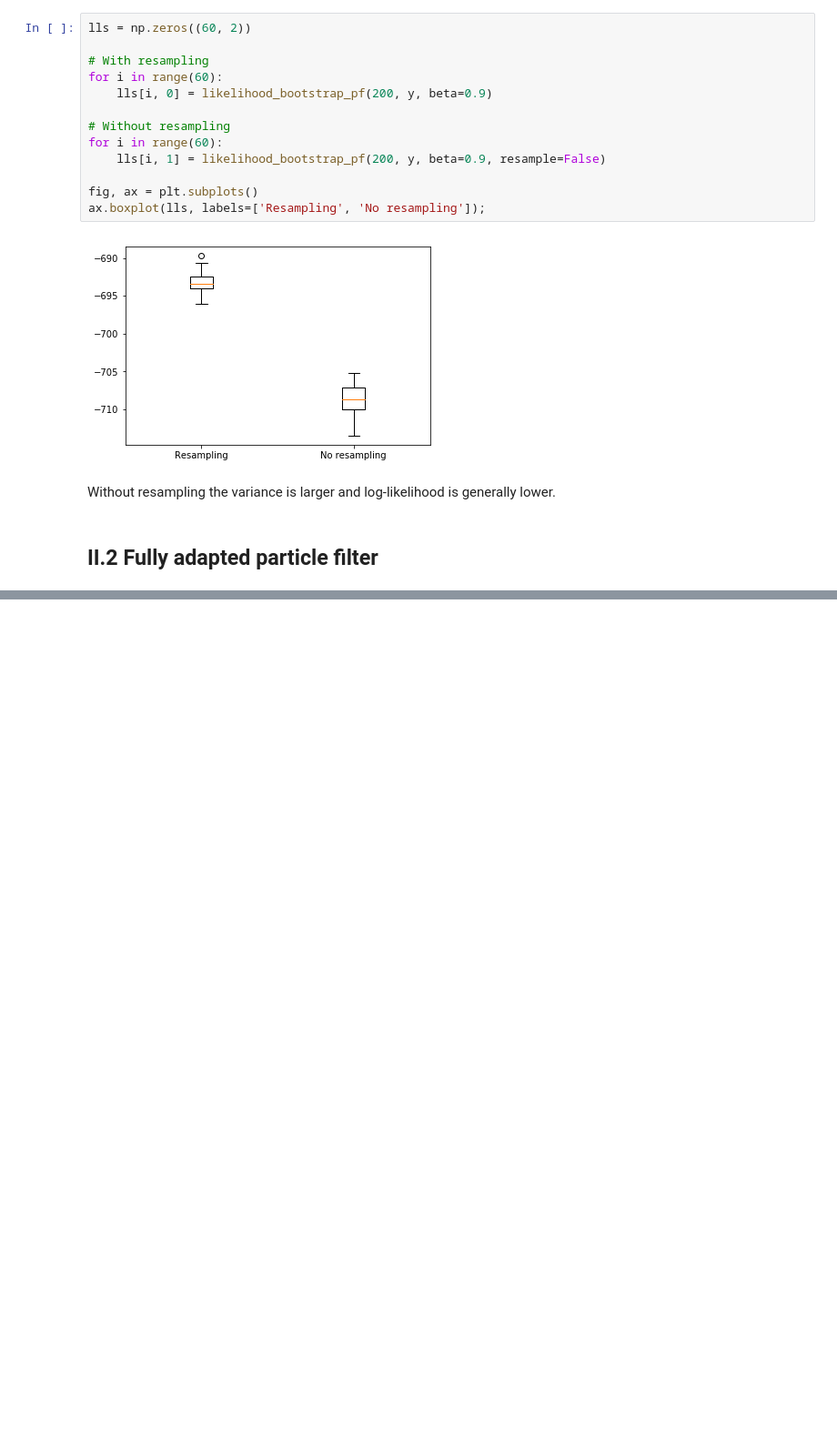
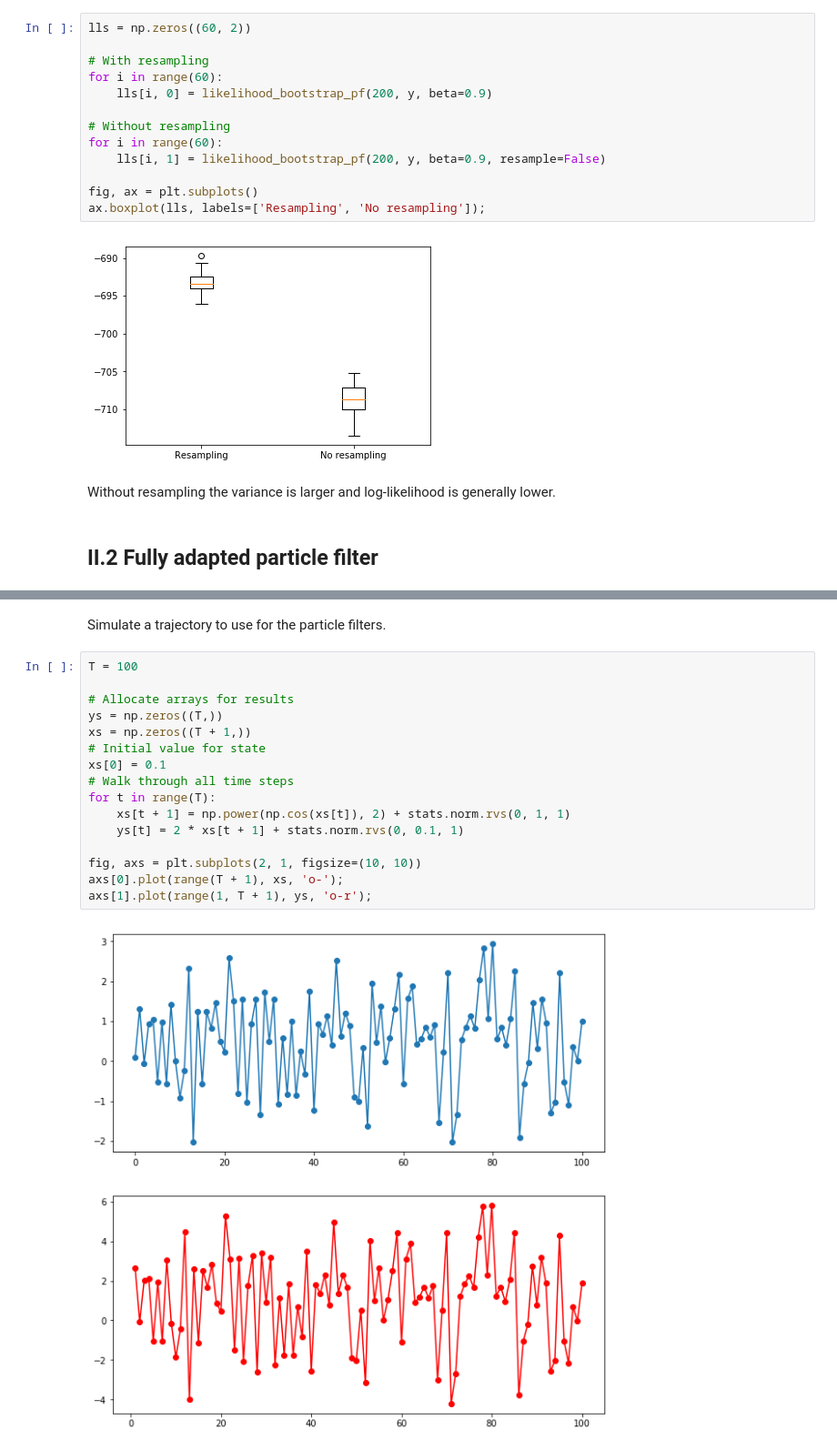
Before and after one commit to cyianor/smc2017, a Jupyter notebook: notebooks/ex2.ipynb, the cells around one changed output, grey strips where cells are left out. Shown at 91% size. Drawn from its saved outputs; the diff is of its cells as text; blank space fills up the shorter version.

Commit message:
Finished exercise about fully adapted particle filter

```diff
--- a/notebooks/ex2.ipynb
+++ b/notebooks/ex2.ipynb
@@ -167,0 +193,20 @@ Without resampling the variance is larger and log-likelihood is generally lower.
+# %% [markdown]
+Simulate a trajectory to use for the particle filters.
+# %%
+T = 100
+
+# Allocate arrays for results
+ys = np.zeros((T,))
+xs = np.zeros((T + 1,))
+# Initial value for state
+xs[0] = 0.1
+# Walk through all time steps
+for t in range(T):
+    xs[t + 1] = np.power(np.cos(xs[t]), 2) + stats.norm.rvs(0, 1, 1)
+    ys[t] = 2 * xs[t + 1] + stats.norm.rvs(0, 0.1, 1)
+
+fig, axs = plt.subplots(2, 1, figsize=(10, 10))
+axs[0].plot(range(T + 1), xs, 'o-');
+axs[1].plot(range(1, T + 1), ys, 'o-r');
+# %% [output]
+[figure, added]
```
Also changed, not shown: parts of 15 cells of this notebook, 9 other files.
